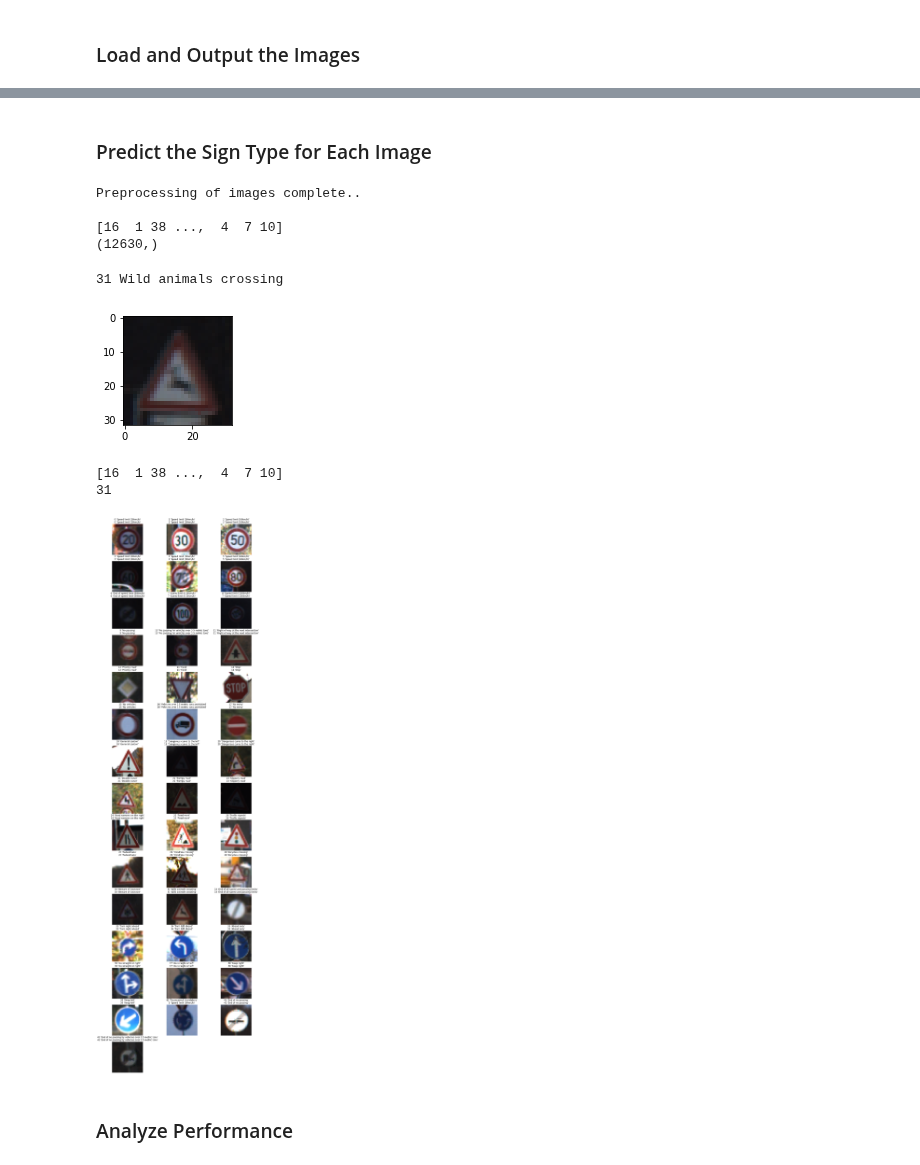
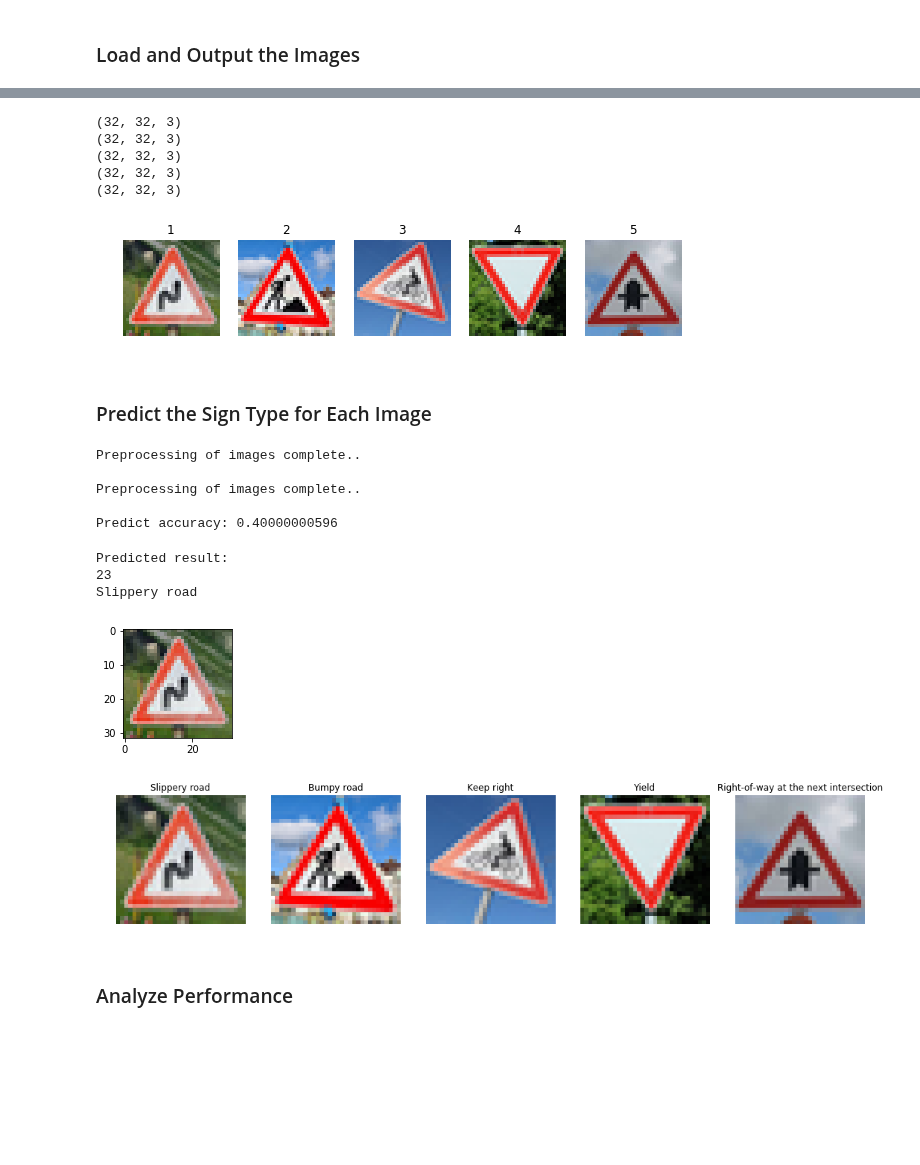
Before and after one commit to BusAI-Self-Driving-Car/carnd-traffic-sign-classifier, a Jupyter notebook: Traffic_Sign_Classifier.ipynb, the cells around one changed output, grey strips where cells are left out. Drawn from its saved outputs; the diff is of its cells as text; code cells hidden in the pictures; blank space fills up the shorter version.

Commit message:
replace test images

```diff
--- a/Traffic_Sign_Classifier.ipynb
+++ b/Traffic_Sign_Classifier.ipynb
@@ -611,3 +604,33 @@ Test Accuracy = 0.934
+# %%
+### Load the images and plot them here.
+### Feel free to use as many code cells as needed.
+import glob
+from PIL import Image
+
+image_list = []
+true_labels = []
+plt.figure(figsize=(10, 3))
+i = 0
+for filename in glob.glob('./German_traffic_signs/*.jpg'):
+    i += 1
+    img = Image.open(filename)
+    img.thumbnail((32, 32), Image.ANTIALIAS) # resizes image in-place
+    img = np.array(img)
+    image_list.append(img)
+    true_labels.append(filename.split('/')[-1].split('.')[0])
+    plt.subplot(1, 5, i)
+    plt.imshow(img)
+    print(img.shape)
+    plt.title(i)
+    plt.axis('off')
+plt.show()
+# %% [output]
+(32, 32, 3)
+(32, 32, 3)
+(32, 32, 3)
+(32, 32, 3)
+(32, 32, 3)
+[figure, added]
 # %% [markdown]
 ### Predict the Sign Type for Each Image
 # %%
@@ -617,44 +640,44 @@ Test Accuracy = 0.934
 with tf.Session() as sess:
     saver.restore(sess, tf.train.latest_checkpoint('.'))
     prediction=tf.argmax(logits,1)
-    best = sess.run(prediction,feed_dict={x: pre_processing(X_test), keep_prob: 1.0})
-    print(best)
-    print(best.shape)
+    best = sess.run(prediction,feed_dict={x: pre_processing(image_list), keep_prob: 1.0})
+    predict_accuracy = evaluate(pre_processing(image_list), true_labels)
+    print('Predict accuracy:', predict_accuracy)
 # %% [output]
 Preprocessing of images complete..
 
-[16  1 38 ...,  4  7 10]
-(12630,)
+Preprocessing of images complete..
+
+Predict accuracy: 0.40000000596
 # %%
 # Random check
-index = random.randint(0, len(X_test))
-image = X_test[index]
+index = random.randint(0, len(image_list)-1)
+image = image_list[index]
 
 plt.figure(figsize=(2,2))
 plt.imshow(image)
-print(y_test[index], sign_names[y_test[index]][1])
+
+print('Predicted result:')
+print(best[index])
+print(sign_names[best[index]][1])
 # %% [output]
-31 Wild animals crossing
+Predicted result:
+23
+Slippery road
-[figure, old version]
+[figure, new version]
-# %%
-print(best)
-print(best[index])
-# %% [output]
-[16  1 38 ...,  4  7 10]
-31
 # %%
-# Visualization of the 1st image in each class
-plt.figure(figsize=(15, 55))
-for i in range(0, n_classes):
-    plt.subplot(15, 3, i+1)
-    x_selected = X_test[y_test == i]
-    predict = best[y_test == i]
-    plt.imshow(x_selected[0].squeeze()) #draw the first image of each class
-    plt.title(str(sign_names[i])[1:-1] + '\n' + str(sign_names[predict[0]])[1:-1])
+# Visualization of all
+plt.figure(figsize=(18, 4))
+for i in range(0, len(image_list)):
+    plt.subplot(1, 5, i+1)
+    img = image_list[i]
+    predict = best[i]
+    plt.imshow(img) #draw the first image of each class
+    plt.title(sign_names[predict][1])
     plt.axis('off')
 plt.show()
 # %% [output]
-[figure, old version]
+[figure, new version]
 # %% [markdown]
 ### Analyze Performance
 # %%
```
Also changed, not shown: parts of 9 cells of this notebook, 10 other files.
